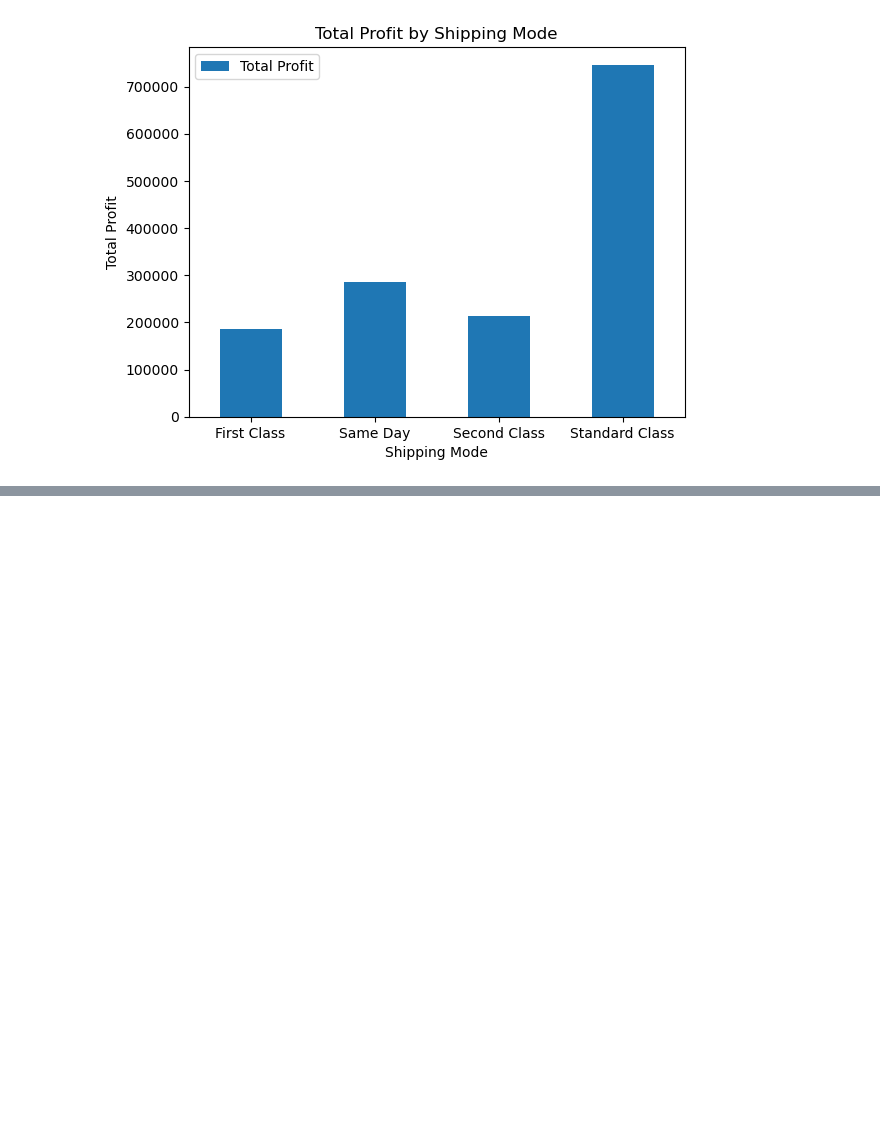
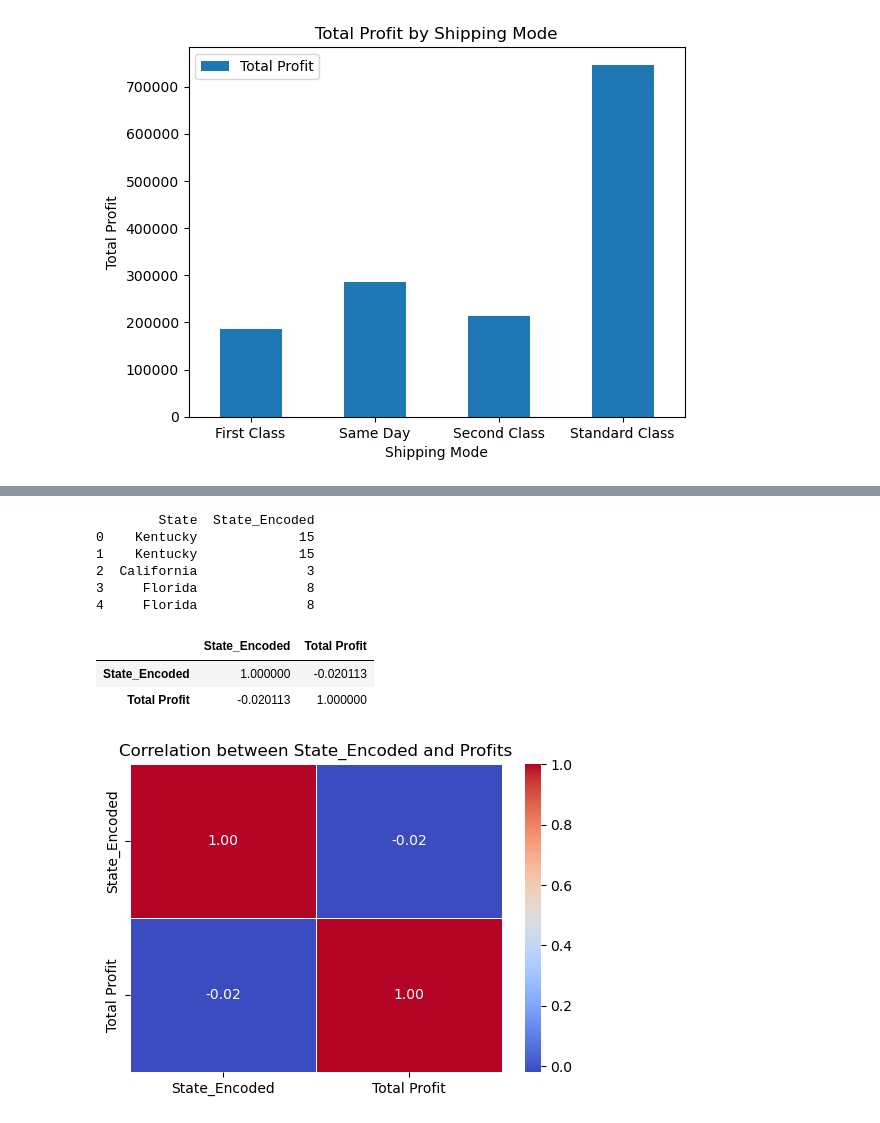
Before and after one commit to Shyam1327/SuperStore_Sales, a Jupyter notebook: SuperStore_Sales.ipynb, the cells around one changed output, grey strips where cells are left out. Cells and saved outputs as stored; diff of their text form; code cells hidden in the pictures; blank space fills up the shorter version.

```diff
--- a/SuperStore_Sales.ipynb
+++ b/SuperStore_Sales.ipynb
@@ -1158,0 +1272,33 @@ plt.show()
+# %%
+#Correlation between States and Profits
+#since state is categorical we need to label encode it in order to create a correlation plot
+
+from sklearn.preprocessing import LabelEncoder
+
+le = LabelEncoder()
+
+df['State_Encoded']= le.fit_transform(df['State'])
+
+print(df[['State','State_Encoded']].head())
+# %% [output]
+        State  State_Encoded
+0    Kentucky             15
+1    Kentucky             15
+2  California              3
+3     Florida              8
+4     Florida              8
+# %%
+corre = df[['State_Encoded','Total Profit']].corr()
+
+corre
+# %% [output]
+|  | State_Encoded | Total Profit |
+| State_Encoded | 1.000000 | -0.020113 |
+| Total Profit | -0.020113 | 1.000000 |
+# %%
+plt.figure(figsize=(6, 4))
+sns.heatmap(corre, annot=True, cmap='coolwarm', fmt=".2f", linewidths=0.5)
+plt.title('Correlation between State_Encoded and Profits')
+plt.show()
+# %% [output]
+[figure, added]
```
Also changed, not shown: parts of 11 cells of this notebook.
